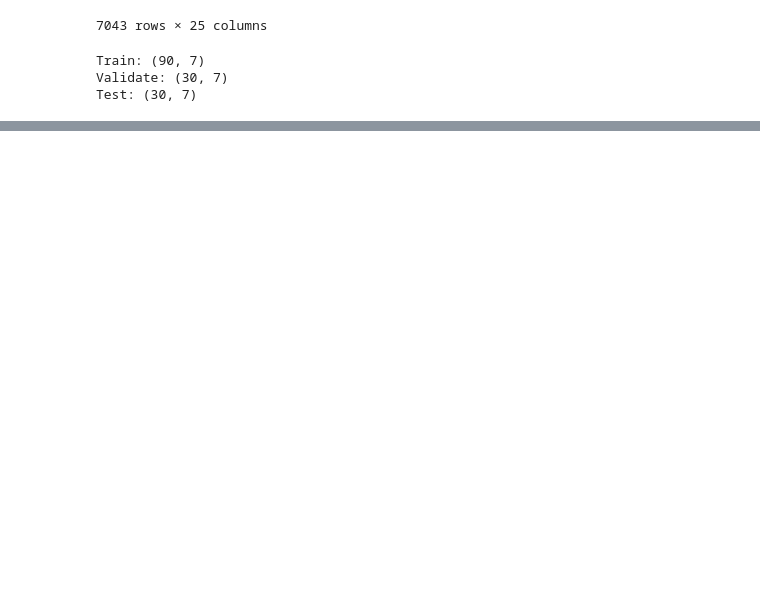
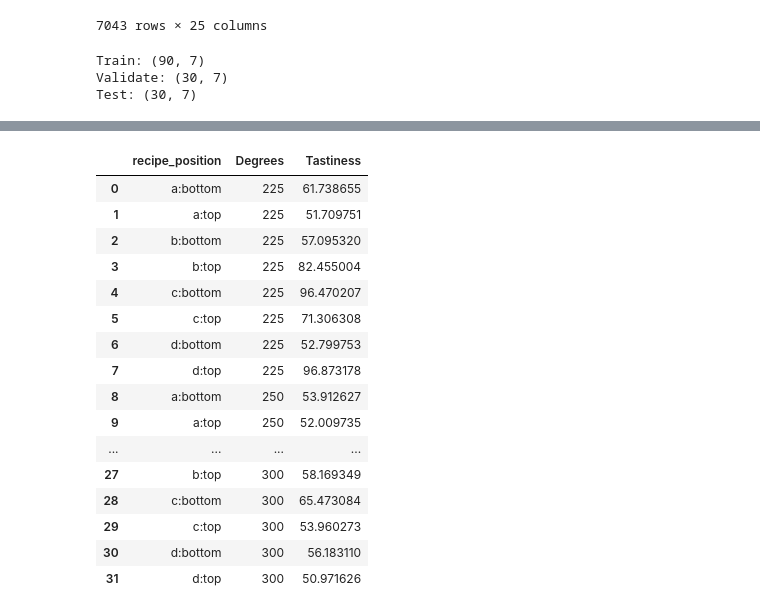
Before and after one commit to michael-haerle/classification-exercises, a Jupyter notebook: classification_exercises.ipynb, the cells around one changed output, grey strips where cells are left out. Saved outputs shown, nothing was run; the diff lists cells and outputs as text; code cells hidden in the pictures; blank space fills up the shorter version.

```diff
--- a/classification_exercises.ipynb
+++ b/classification_exercises.ipynb
@@ -673,0 +829,5 @@ def split_data_telco(telco_df):
+# %%
+# Read the cake_recipes table. This data set contains cake tastiness scores for combinations of different recipes, oven rack positions, and oven temperatures.
+
+cake_recipes = pd.read_sql('SELECT * FROM cake_recipes;', tidy_data_url)
+cake_recipes
@@ -673,0 +849,21 @@ def split_data_telco(telco_df):
+# %%
+cake_recipes_melt.rename(columns={'value': 'Tastiness'}, inplace=True)
+cake_recipes_melt
+# %% [output]
+|  | recipe_position | Degrees | Tastiness |
+| 0 | a:bottom | 225 | 61.738655 |
+| 1 | a:top | 225 | 51.709751 |
+| 2 | b:bottom | 225 | 57.095320 |
+| 3 | b:top | 225 | 82.455004 |
+| 4 | c:bottom | 225 | 96.470207 |
+| 5 | c:top | 225 | 71.306308 |
+| 6 | d:bottom | 225 | 52.799753 |
+| 7 | d:top | 225 | 96.873178 |
+| 8 | a:bottom | 250 | 53.912627 |
+| 9 | a:top | 250 | 52.009735 |
+| ... | ... | ... | ... |
+| 27 | b:top | 300 | 58.169349 |
+| 28 | c:bottom | 300 | 65.473084 |
+| 29 | c:top | 300 | 53.960273 |
+| 30 | d:bottom | 300 | 56.183110 |
+| 31 | d:top | 300 | 50.971626 |
```
Also changed, not shown: parts of 23 cells of this notebook.
